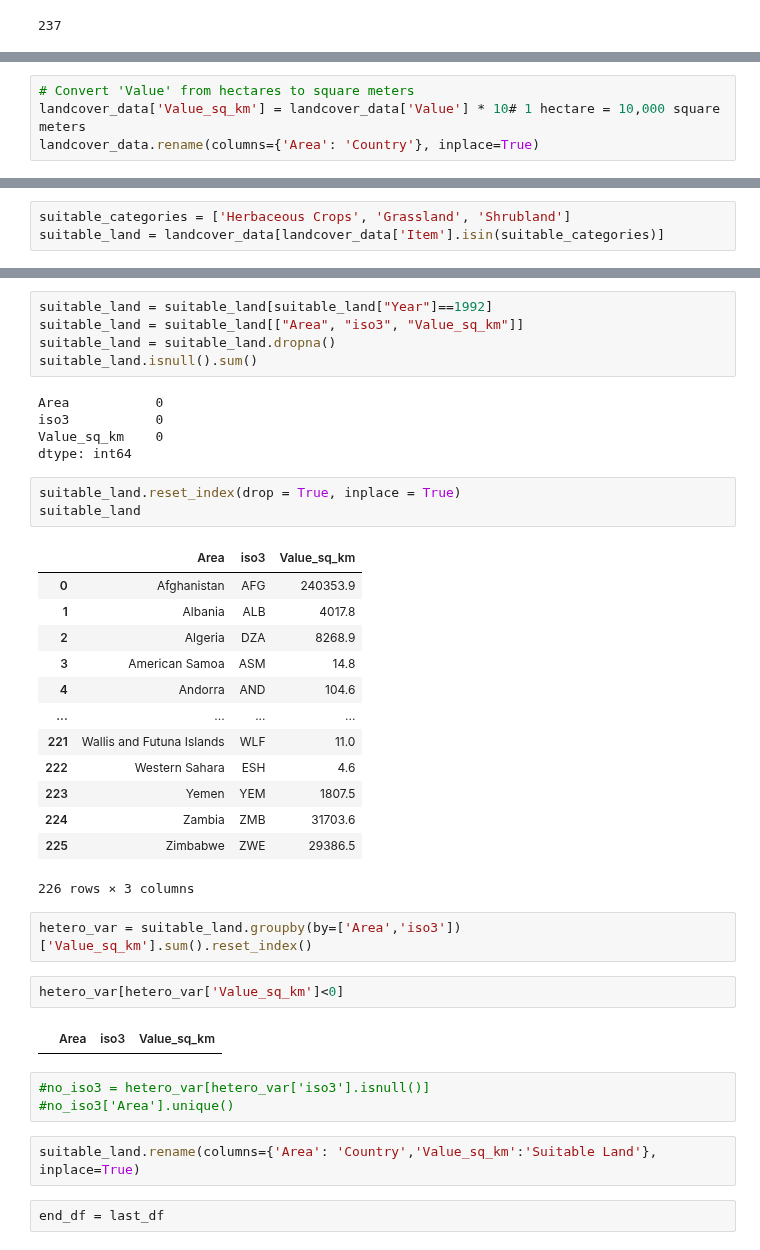
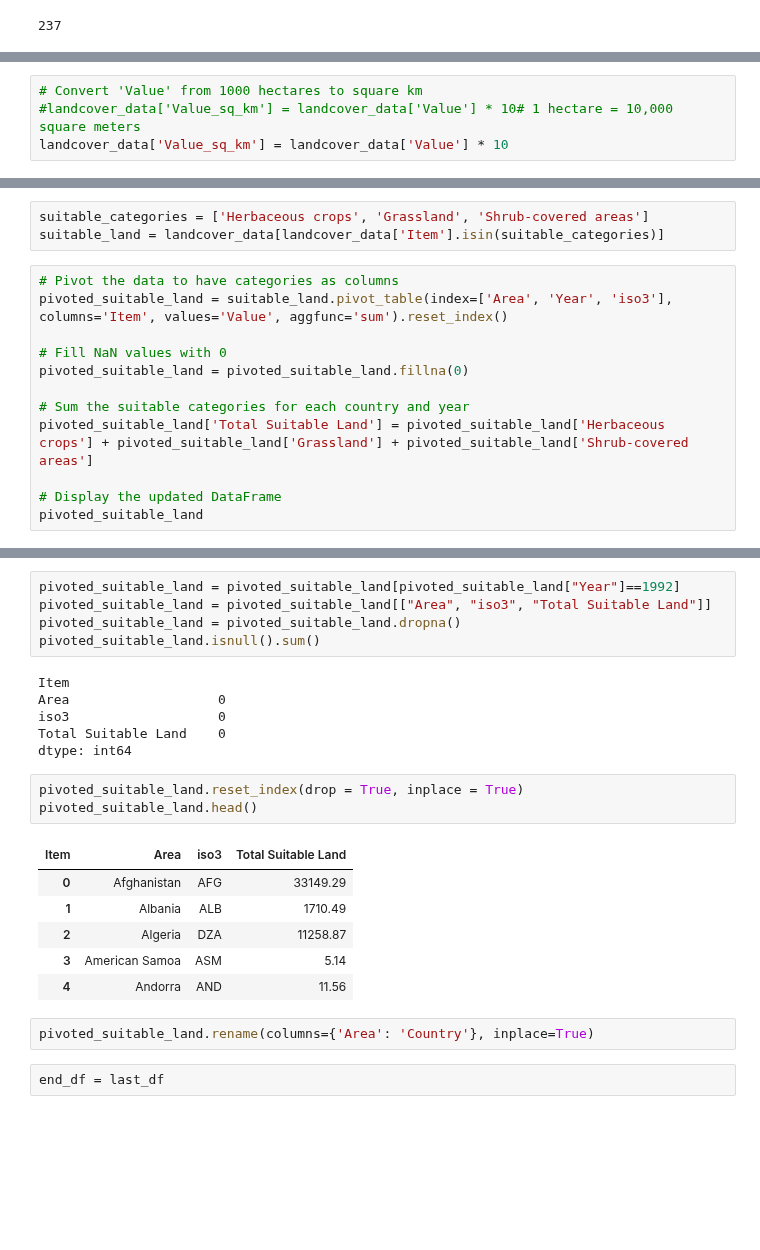
Before and after one commit to ZeliaDec/DataScience, a Jupyter notebook: Data_Notebook.ipynb, the cells around one changed output, grey strips where cells are left out. Drawn from its saved outputs; the diff is of its cells as text; blank space fills up the shorter version.

```diff
--- a/Data_Notebook.ipynb
+++ b/Data_Notebook.ipynb
@@ -673,6 +745,6 @@ len(landcover_data['iso3'].unique())
 # %%
-# Convert 'Value' from hectares to square meters
-landcover_data['Value_sq_km'] = landcover_data['Value'] * 10# 1 hectare = 10,000 square meters
-landcover_data.rename(columns={'Area': 'Country'}, inplace=True)
+# Convert 'Value' from 1000 hectares to square km
+#landcover_data['Value_sq_km'] = landcover_data['Value'] * 10# 1 hectare = 10,000 square meters
+landcover_data['Value_sq_km'] = landcover_data['Value'] * 10
 # %%
 forests = landcover_data[landcover_data['Item']=='Tree-covered areas']
@@ -727,3 +804,15 @@ The reasoning behing is that we might see a stronger relationship between corn e
 # %%
-suitable_categories = ['Herbaceous Crops', 'Grassland', 'Shrubland']
+suitable_categories = ['Herbaceous crops', 'Grassland', 'Shrub-covered areas']
 suitable_land = landcover_data[landcover_data['Item'].isin(suitable_categories)]
+# %%
+# Pivot the data to have categories as columns
+pivoted_suitable_land = suitable_land.pivot_table(index=['Area', 'Year', 'iso3'], columns='Item', values='Value', aggfunc='sum').reset_index()
+
+# Fill NaN values with 0
+pivoted_suitable_land = pivoted_suitable_land.fillna(0)
+
+# Sum the suitable categories for each country and year
+pivoted_suitable_land['Total Suitable Land'] = pivoted_suitable_land['Herbaceous crops'] + pivoted_suitable_land['Grassland'] + pivoted_suitable_land['Shrub-covered areas']
+
+# Display the updated DataFrame
+pivoted_suitable_land
@@ -754,40 +868,25 @@ suitable_land
 # %%
-suitable_land = suitable_land[suitable_land["Year"]==1992]
-suitable_land = suitable_land[["Area", "iso3", "Value_sq_km"]]
-suitable_land = suitable_land.dropna()
-suitable_land.isnull().sum()
+pivoted_suitable_land = pivoted_suitable_land[pivoted_suitable_land["Year"]==1992]
+pivoted_suitable_land = pivoted_suitable_land[["Area", "iso3", "Total Suitable Land"]]
+pivoted_suitable_land = pivoted_suitable_land.dropna()
+pivoted_suitable_land.isnull().sum()
 # %% [output]
-Area           0
-iso3           0
-Value_sq_km    0
+Item
+Area                   0
+iso3                   0
+Total Suitable Land    0
 dtype: int64
 # %%
-suitable_land.reset_index(drop = True, inplace = True)
-suitable_land
+pivoted_suitable_land.reset_index(drop = True, inplace = True)
+pivoted_suitable_land.head()
 # %% [output]
-|  | Area | iso3 | Value_sq_km |
-| 0 | Afghanistan | AFG | 240353.9 |
-| 1 | Albania | ALB | 4017.8 |
-| 2 | Algeria | DZA | 8268.9 |
-| 3 | American Samoa | ASM | 14.8 |
-| 4 | Andorra | AND | 104.6 |
-| ... | ... | ... | ... |
-| 221 | Wallis and Futuna Islands | WLF | 11.0 |
-| 222 | Western Sahara | ESH | 4.6 |
-| 223 | Yemen | YEM | 1807.5 |
-| 224 | Zambia | ZMB | 31703.6 |
-| 225 | Zimbabwe | ZWE | 29386.5 |
+| Item | Area | iso3 | Total Suitable Land |
+| 0 | Afghanistan | AFG | 33149.29 |
+| 1 | Albania | ALB | 1710.49 |
+| 2 | Algeria | DZA | 11258.87 |
+| 3 | American Samoa | ASM | 5.14 |
+| 4 | Andorra | AND | 11.56 |
-226 rows × 3 columns
-# %%
-hetero_var = suitable_land.groupby(by=['Area','iso3'])['Value_sq_km'].sum().reset_index()
-# %%
-hetero_var[hetero_var['Value_sq_km']<0]
-# %% [output]
-|  | Area | iso3 | Value_sq_km |
-# %%
-#no_iso3 = hetero_var[hetero_var['iso3'].isnull()]
-#no_iso3['Area'].unique()
 # %%
-suitable_land.rename(columns={'Area': 'Country','Value_sq_km':'Suitable Land'}, inplace=True)
+pivoted_suitable_land.rename(columns={'Area': 'Country'}, inplace=True)
 # %%
 end_df = last_df
```
Also changed, not shown: parts of 75 cells of this notebook, 2 other files.
